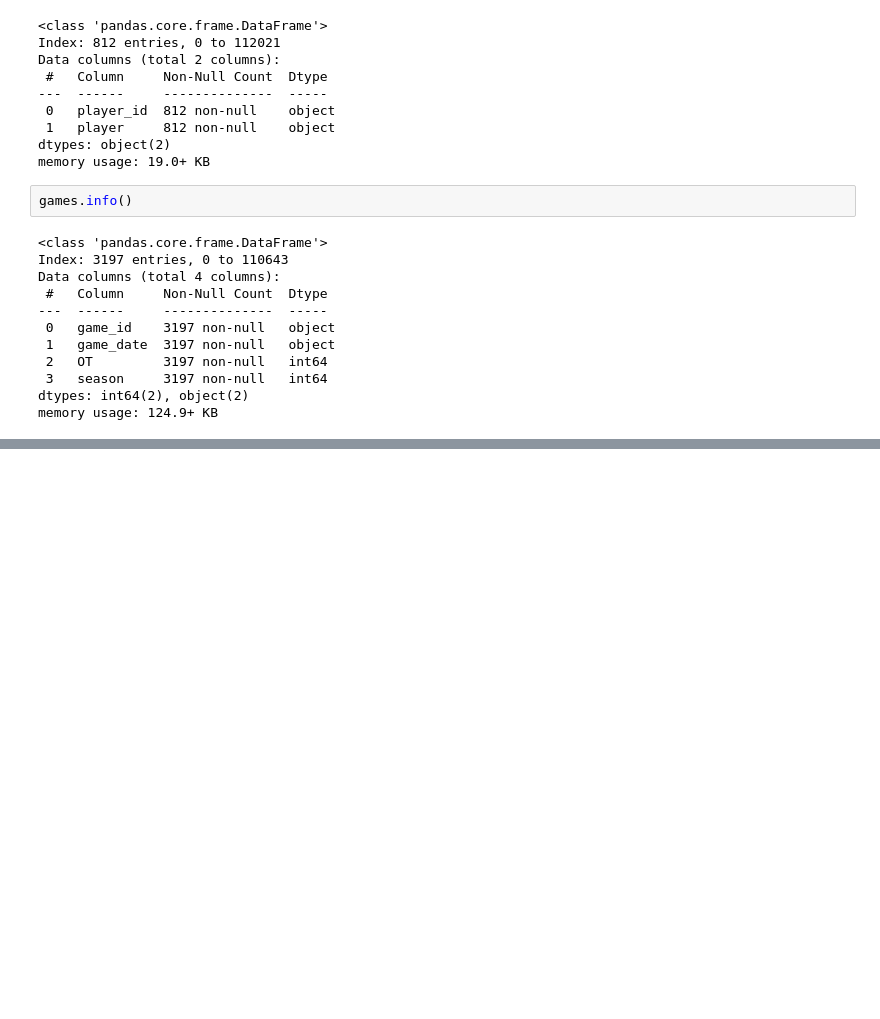
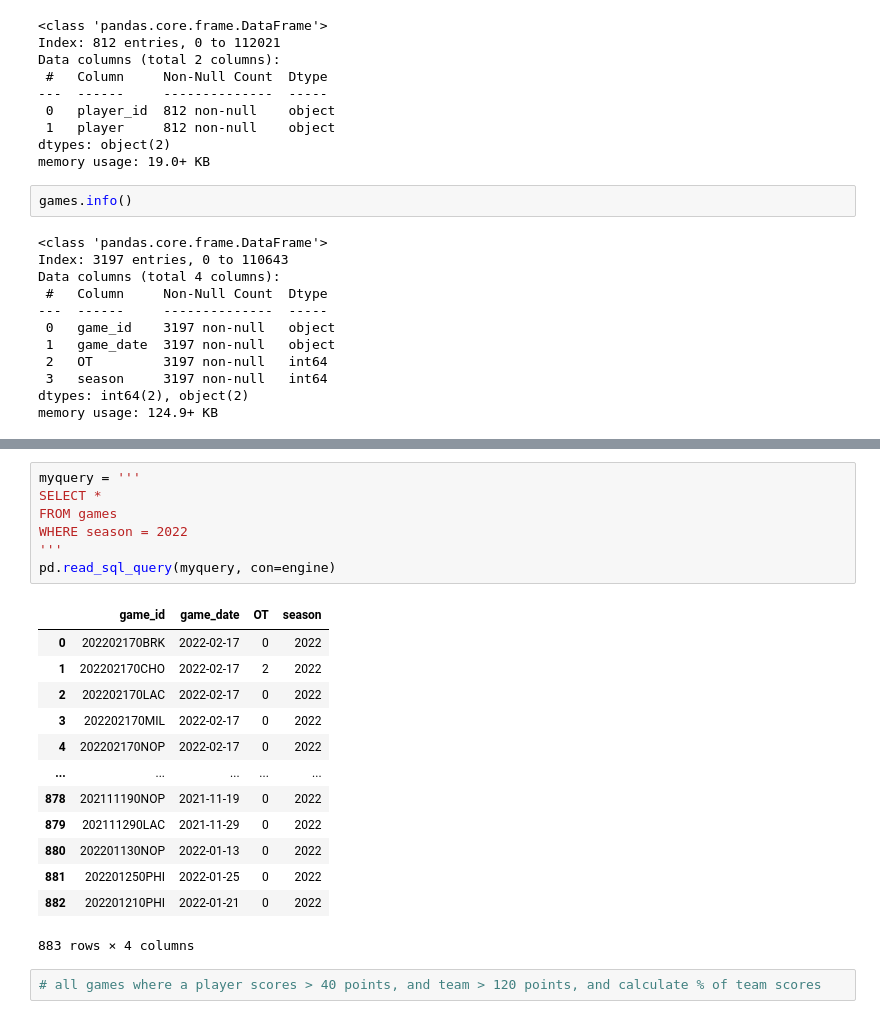
Before and after one commit to zgrayblue/contrans2023, a Jupyter notebook: nba.ipynb, the cells around one changed output, grey strips where cells are left out. Saved outputs shown, nothing was run; the diff lists cells and outputs as text; blank space fills up the shorter version.

```diff
--- a/nba.ipynb
+++ b/nba.ipynb
@@ -203,0 +269,23 @@ memory usage: 124.9+ KB
+# %%
+myquery = '''
+SELECT *
+FROM games
+WHERE season = 2022
+'''
+pd.read_sql_query(myquery, con=engine)
+# %% [output]
+|  | game_id | game_date | OT | season |
+| 0 | 202202170BRK | 2022-02-17 | 0 | 2022 |
+| 1 | 202202170CHO | 2022-02-17 | 2 | 2022 |
+| 2 | 202202170LAC | 2022-02-17 | 0 | 2022 |
+| 3 | 202202170MIL | 2022-02-17 | 0 | 2022 |
+| 4 | 202202170NOP | 2022-02-17 | 0 | 2022 |
+| ... | ... | ... | ... | ... |
+| 878 | 202111190NOP | 2021-11-19 | 0 | 2022 |
+| 879 | 202111290LAC | 2021-11-29 | 0 | 2022 |
+| 880 | 202201130NOP | 2022-01-13 | 0 | 2022 |
+| 881 | 202201250PHI | 2022-01-25 | 0 | 2022 |
+| 882 | 202201210PHI | 2022-01-21 | 0 | 2022 |
+883 rows × 4 columns
+# %%
+# all games where a player scores > 40 points, and team > 120 points, and calculate % of team scores
```
Also changed, not shown: parts of 14 cells of this notebook, 1 other file.
